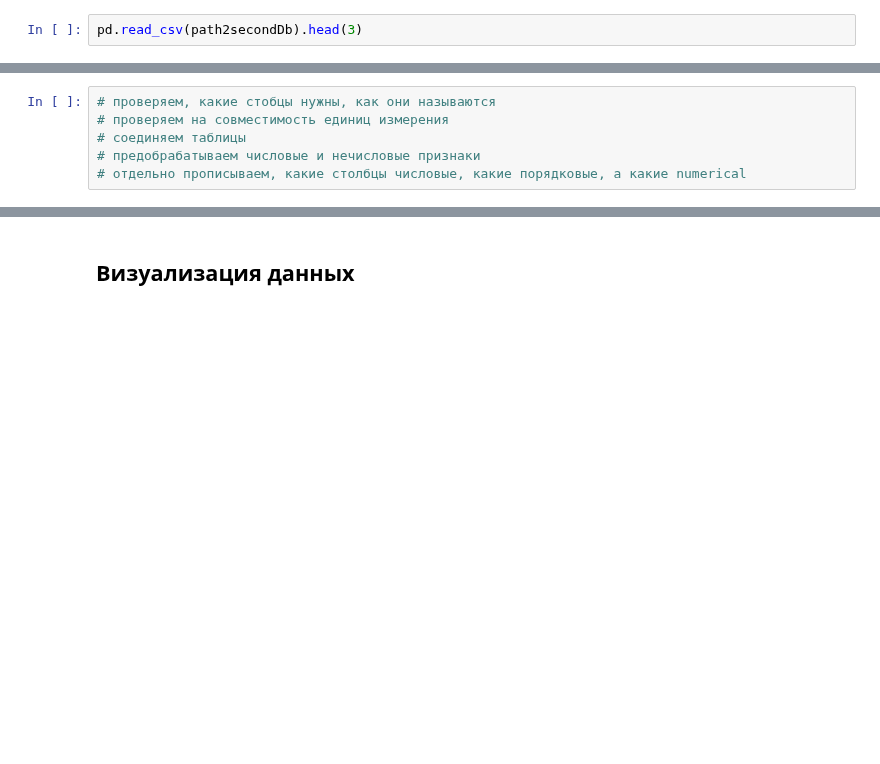
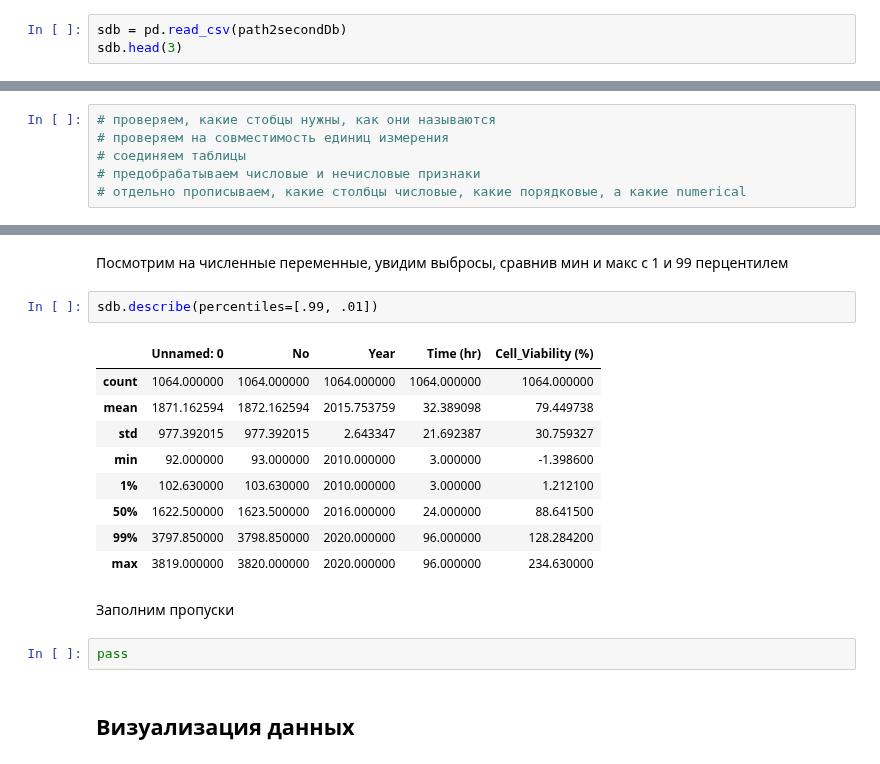
Before and after one commit to dobrotvorn/DataCon23, a Jupyter notebook: Mini_task1.ipynb, the cells around one changed output, grey strips where cells are left out. Cells and saved outputs as stored; diff of their text form; blank space fills up the shorter version.

```diff
--- a/Mini_task1.ipynb
+++ b/Mini_task1.ipynb
@@ -85,7 +87,8 @@ pd.read_csv(path2firstDb).head(3)
 | 1 | 10 | CuO | I | NaN | 52.51 | 0.000087 | ... |
 | 2 | 11 | CuO | I | NaN | 52.51 | 0.000174 | ... |
 # %%
-pd.read_csv(path2secondDb).head(3)
+sdb = pd.read_csv(path2secondDb)
+sdb.head(3)
 # %% [output]
 |  | Unnamed: 0 | No | Year | Material | Type | Coat | Surface_Charge | Diameter (nm) | Cell_Type | ... |
 | 0 | 92 | 93 | 2014 | IronOxide | I | Dextran | unknown | 18.0 | VERO | ... |
@@ -100,3 +117,21 @@ pd.read_csv(path2secondDb).head(3)
+# %% [markdown]
+Посмотрим на численные переменные, увидим выбросы, сравнив мин и макс с 1 и 99 перцентилем
+# %%
+sdb.describe(percentiles=[.99, .01])
+# %% [output]
+|  | Unnamed: 0 | No | Year | Time (hr) | Cell_Viability (%) |
+| count | 1064.000000 | 1064.000000 | 1064.000000 | 1064.000000 | 1064.000000 |
+| mean | 1871.162594 | 1872.162594 | 2015.753759 | 32.389098 | 79.449738 |
+| std | 977.392015 | 977.392015 | 2.643347 | 21.692387 | 30.759327 |
+| min | 92.000000 | 93.000000 | 2010.000000 | 3.000000 | -1.398600 |
+| 1% | 102.630000 | 103.630000 | 2010.000000 | 3.000000 | 1.212100 |
+| 50% | 1622.500000 | 1623.500000 | 2016.000000 | 24.000000 | 88.641500 |
+| 99% | 3797.850000 | 3798.850000 | 2020.000000 | 96.000000 | 128.284200 |
+| max | 3819.000000 | 3820.000000 | 2020.000000 | 96.000000 | 234.630000 |
+# %% [markdown]
+Заполним пропуски
+# %%
+pass
 # %% [markdown]
 ## Визуализация данных
 # %%
```
Also changed, not shown: parts of 4 cells of this notebook.
